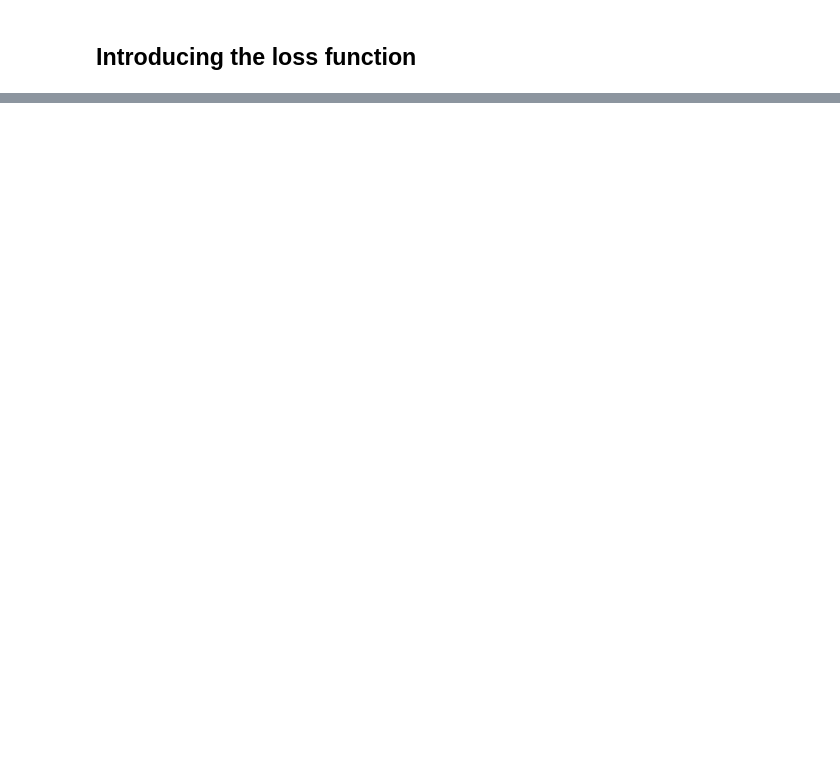
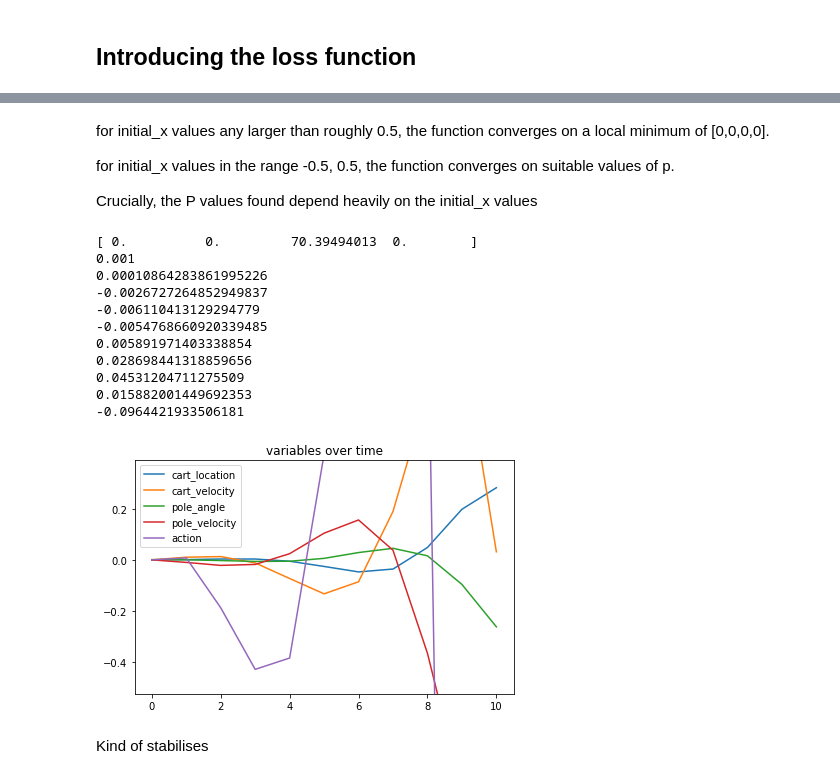
Before and after one commit to jordanesmith/SF3-Machine-Learning-Project, a Jupyter notebook: Task2.ipynb, the cells around one changed output, grey strips where cells are left out. Cells and saved outputs as stored; diff of their text form; code cells hidden in the pictures; blank space fills up the shorter version.

```diff
--- a/Task2.ipynb
+++ b/Task2.ipynb
@@ -267,0 +274,14 @@ plot_y_scans(x_test[0], index_to_variable, x_range_for_index, predict, alpha=alp
+# %%
+def loss_after_action_step(p, initial_x):
+    action_ = np.dot(p, initial_x[:-1])
+    x_ = initial_x.copy()
+    x_[-1] = action_
+    y_ = np.array(move_cart(x_, steps=1, display_plots=False, remap_angle=False))
+    return loss(y_[2])
+# %%
+for i in np.linspace(-2.5,2.5,21):
+    print(np.round(i,2), '\t', np.round(scipy.optimize.minimize(loss_after_action_step,
+                                                                np.random.randint(0,1,4),
+                                                                args=([i,np.random.uniform(-0.5,0.5),
+                                                                       np.random.uniform(-0.5,0.5),
+                                                                       np.random.uniform(-0.5,0.5),0]))['x'],3))
@@ -267,0 +306,50 @@ plot_y_scans(x_test[0], index_to_variable, x_range_for_index, predict, alpha=alp
+# %% [markdown]
+for initial_x values any larger than roughly 0.5, the function converges on a local minimum of [0,0,0,0].
+
+for initial_x values in the range -0.5, 0.5, the function converges on suitable values of p.
+
+Crucially, the P values found depend heavily on the initial_x values
+# %%
+initial_x = [0,0,0.01,0,0]
+steps = 10
+
+p = scipy.optimize.minimize(loss_after_action_step,
+                        np.random.randint(0,1,4),
+                        args=(initial_x))['x']
+print(p)
+
+
+x_ = [0,0,0.001,0,0]
+x_history = [x_.copy()]
+for step in range(steps):
+    print(x_[2])
+    action_ = np.dot(p, x_[:-1])
+    x_[-1] = action_
+    x_ = np.array(move_cart(x_, steps=1, display_plots=False, remap_angle=False))
+    x_history.append(x_)
+
+x_history = np.array(x_history)
+
+fig, ax = plt.subplots(1, 1)
+
+for i in range(5):
+    ax.plot([i for i in range(steps+1)], [x[i] for x in x_history], label=index_to_variable[i])
+ax.set_title('variables over time')
+ax.legend()
+ax.set_ylim(2*np.min(x_history[:,2]),0.3+2*np.max(x_history[:,2]))
+fig.tight_layout()
+# %% [output]
+[ 0.          0.         70.39494013  0.        ]
+0.001
+0.00010864283861995226
+-0.0026727264852949837
+-0.006110413129294779
+-0.0054768660920339485
+0.005891971403338854
+0.028698441318859656
+0.04531204711275509
+0.015882001449692353
+-0.0964421933506181
+[figure, added]
+# %% [markdown]
+Kind of stabilises
```
Also changed, not shown: parts of 16 cells of this notebook, 1 other file.
